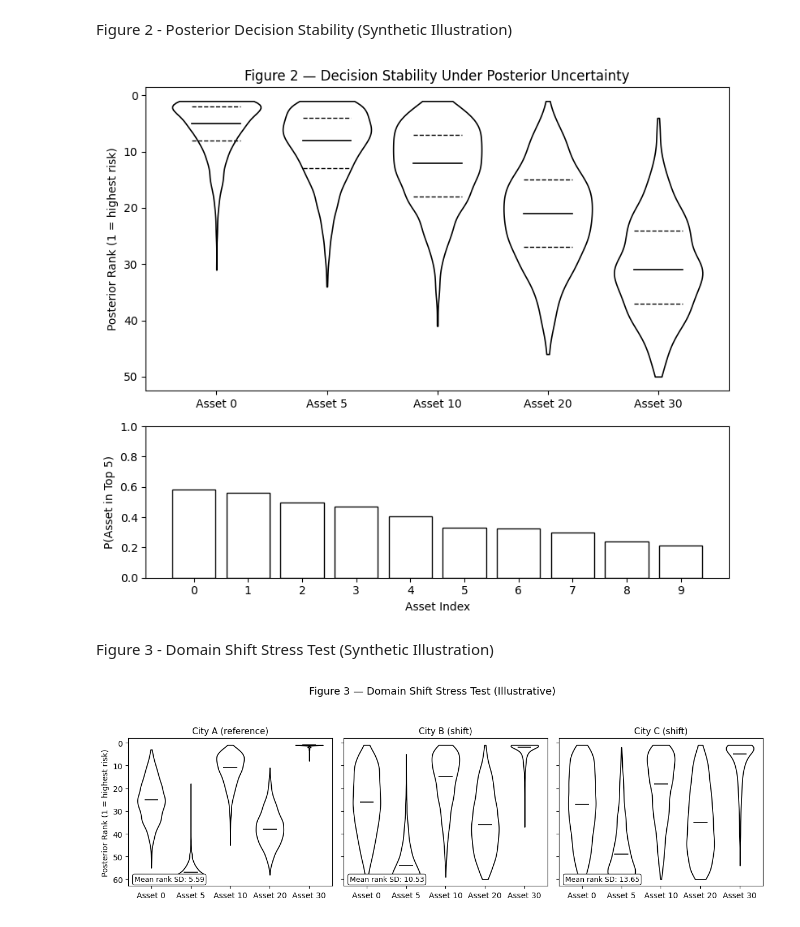
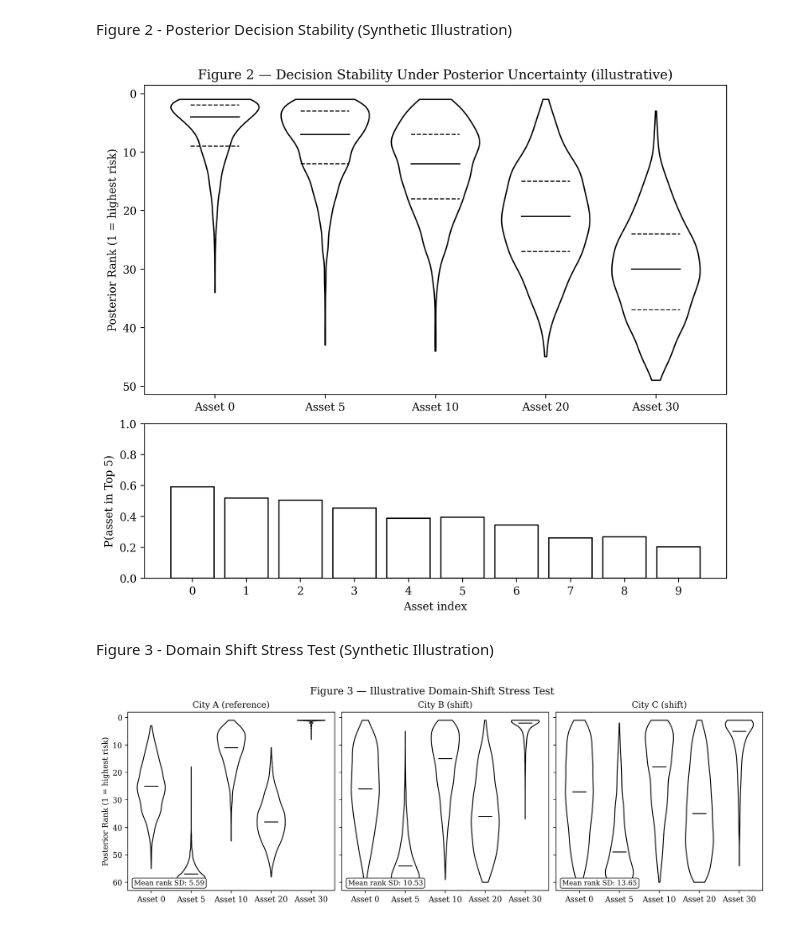
Before and after one commit to Habnetic/resilient-housing-bayes, a Jupyter notebook: notebooks/figures_decision_stability.ipynb, the cells around one changed output. Saved outputs shown, nothing was run; the diff lists cells and outputs as text; code cells hidden in the pictures.

```diff
--- a/notebooks/figures_decision_stability.ipynb
+++ b/notebooks/figures_decision_stability.ipynb
@@ -188,14 +211,19 @@ plt.show()
 Figure 2 - Posterior Decision Stability (Synthetic Illustration)
 # %%
 import numpy as np
-import pandas as pd
 import matplotlib.pyplot as plt
+
+# --- Global figure settings (journal friendly) ---
+plt.rcParams["figure.dpi"] = 300
+plt.rcParams["savefig.dpi"] = 300
+plt.rcParams["font.family"] = "serif"
+plt.rcParams["pdf.fonttype"] = 42
+plt.rcParams["ps.fonttype"] = 42
 
 # -----------------------------
 # Figure 2 — Decision Stability Under Posterior Uncertainty (Illustrative)
 # -----------------------------
-
-np.random.seed(42)
+rng = np.random.default_rng(42)
 
 # Settings
 n_assets = 50
@@ -207,14 +235,13 @@ k = 5  # top-k threshold
 true_means = np.linspace(1.0, 0.2, n_assets)
 
 # Posterior samples of "risk" (assets x draws)
-posterior_samples = np.random.normal(
+posterior_samples = rng.normal(
     loc=true_means[:, None],
     scale=0.15,
     size=(n_assets, n_draws)
 )
 
 # Compute ranks per draw (1 = highest risk)
-# ranks[i, m] = rank of asset i in draw m
 ranks = np.argsort(np.argsort(-posterior_samples, axis=0), axis=0) + 1
 
 # Top-k membership probabilities for all assets
@@ -228,14 +255,15 @@ rank_data = [ranks[i, :] for i in selected_assets]
 # -----------------------------
 fig, axes = plt.subplots(
     2, 1, figsize=(8, 7),
-    gridspec_kw={"height_ratios": [2, 1]}
+    gridspec_kw={"height_ratios": [2, 1]},
+    constrained_layout=True
 )
 
 # --- (A) Posterior rank distributions (violins) ---
 vp = axes[0].violinplot(
     dataset=rank_data,
     showmeans=False,
-    showmedians=False,   # we draw median + quartiles manually
+    showmedians=False,   # draw median + quartiles manually
     showextrema=False,
     widths=0.8
 )
@@ -247,7 +275,7 @@ for body in vp["bodies"]:
     body.set_linewidth(1.2)
     body.set_alpha(1.0)
 
-# Add median and quartiles manually (to match your figure)
+# Add median and quartiles manually
 for i, vals in enumerate(rank_data, start=1):
     q1, med, q3 = np.percentile(vals, [25, 50, 75])
     axes[0].plot([i - 0.22, i + 0.22], [med, med], color="black", linewidth=1.2)
@@ -258,35 +286,44 @@ axes[0].set_xticks(range(1, len(selected_assets) + 1))
 axes[0].set_xticklabels([f"Asset {a}" for a in selected_assets])
 axes[0].invert_yaxis()
 axes[0].set_ylabel("Posterior Rank (1 = highest risk)")
-axes[0].set_title("Figure 2 — Decision Stability Under Posterior Uncertainty")
+axes[0].set_title("Figure 2 — Decision Stability Under Posterior Uncertainty (illustrative)")
 
 # --- (B) Top-k membership probabilities (bars) ---
 idx = np.arange(10)
-axes[1].bar(idx, topk_prob[:10], color="white", edgecolor="black")
-axes[1].set_ylabel(f"P(Asset in Top {k})")
-axes[1].set_xlabel("Asset Index")
+axes[1].bar(idx, topk_prob[:10], color="white", edgecolor="black", linewidth=1.1)
+axes[1].set_ylabel(f"P(asset in Top {k})")
+axes[1].set_xlabel("Asset index")
 axes[1].set_xticks(idx)
 axes[1].set_ylim(0, 1)
 
-plt.tight_layout()
+# --- Save vector versions ---
+fig.savefig("fig02_decision_stability_concept.pdf", bbox_inches="tight")
+fig.savefig("fig02_decision_stability_concept.svg", bbox_inches="tight")
+
 plt.show()
 # %% [output]
-[figure, old version]
+[figure, new version]
 # %% [markdown]
 Figure 3 - Domain Shift Stress Test (Synthetic Illustration)
 # %%
 import numpy as np
 import matplotlib.pyplot as plt
 
+# --- Global figure settings (journal friendly) ---
+plt.rcParams["figure.dpi"] = 300
+plt.rcParams["savefig.dpi"] = 300
+plt.rcParams["font.family"] = "serif"
+plt.rcParams["pdf.fonttype"] = 42
+plt.rcParams["ps.fonttype"] = 42
+
 # -----------------------------
 # Figure 3 — Domain Shift Stress Test (Illustrative)
 # -----------------------------
-
 rng = np.random.default_rng(42)
 
 # Settings
-N = 60                  # total assets
-n_draws = 2000          # posterior draws (synthetic)
+N = 60
+n_draws = 2000
 asset_subset = [0, 5, 10, 20, 30]
 
 cities = [
@@ -303,13 +340,13 @@ def simulate_ranks(base_risk: np.ndarray, sigma: float, n_draws: int, rng: np.ra
     Simulate posterior-like risk draws and convert them into ranks per draw.
     Returns ranks with shape (N, n_draws), where 1 = highest risk.
     """
-    N = base_risk.size
-    noise = rng.normal(loc=0.0, scale=sigma, size=(n_draws, N))
+    N_ = base_risk.size
+    noise = rng.normal(loc=0.0, scale=sigma, size=(n_draws, N_))
     risk_draws = base_risk[None, :] + noise  # (n_draws, N)
 
-    order = np.argsort(-risk_draws, axis=1)  # descending risk (higher = riskier)
+    order = np.argsort(-risk_draws, axis=1)  # descending risk
     ranks = np.empty_like(order, dtype=int)
-    ranks[np.arange(n_draws)[:, None], order] = np.arange(1, N + 1)[None, :]
+    ranks[np.arange(n_draws)[:, None], order] = np.arange(1, N_ + 1)[None, :]
     return ranks.T  # (N, n_draws)
 
 # Simulate ranks per city + compute subset stability metric
@@ -320,12 +357,11 @@ for city_name, sigma in cities:
     ranks = simulate_ranks(base_risk, sigma, n_draws, rng)
     city_ranks[city_name] = ranks
 
-    # Mean SD of ranks across posterior draws, computed on the shown subset
     subset_sd = ranks[asset_subset, :].std(axis=1)  # SD per asset
-    city_stats[city_name] = subset_sd.mean()
+    city_stats[city_name] = float(subset_sd.mean())
 
 # Plot
-fig, axes = plt.subplots(1, 3, figsize=(12, 4), sharey=True)
+fig, axes = plt.subplots(1, 3, figsize=(12, 4), sharey=True, constrained_layout=True)
 
 for ax, (city_name, _) in zip(axes, cities):
     ranks = city_ranks[city_name]
@@ -346,35 +382,35 @@ for ax, (city_name, _) in zip(axes, cities):
         body.set_linewidth(1.2)
         body.set_alpha(1.0)
 
     parts["cmedians"].set_color("black")
     parts["cmedians"].set_linewidth(1.2)
 
     ax.set_title(city_name, fontsize=11)
     ax.set_xticks(range(1, len(asset_subset) + 1))
     ax.set_xticklabels([f"Asset {i}" for i in asset_subset])
-
     ax.invert_yaxis()
     ax.grid(False)
 
-    # Stability metric annotation
     ax.text(
         0.03, 0.03,
         f"Mean rank SD: {city_stats[city_name]:.2f}",
         transform=ax.transAxes,
         fontsize=9,
         bbox=dict(
             boxstyle="round,pad=0.25",
             facecolor="white",
             edgecolor="black",
             linewidth=0.8
         )
     )
 
 axes[0].set_ylabel("Posterior Rank (1 = highest risk)")
+fig.suptitle("Figure 3 — Illustrative Domain-Shift Stress Test", fontsize=13)
 
-fig.suptitle("Figure 3 — Domain Shift Stress Test (Illustrative)", fontsize=13)
-fig.tight_layout(rect=[0, 0, 1, 0.92])
+# --- Save vector versions ---
+fig.savefig("fig03_domain_shift_illustrative.pdf", bbox_inches="tight")
+fig.savefig("fig03_domain_shift_illustrative.svg", bbox_inches="tight")
 
 plt.show()
 # %% [output]
-[figure, old version]
+[figure, new version]
```
Also changed, not shown: parts of 7 cells of this notebook, 16 other files.
